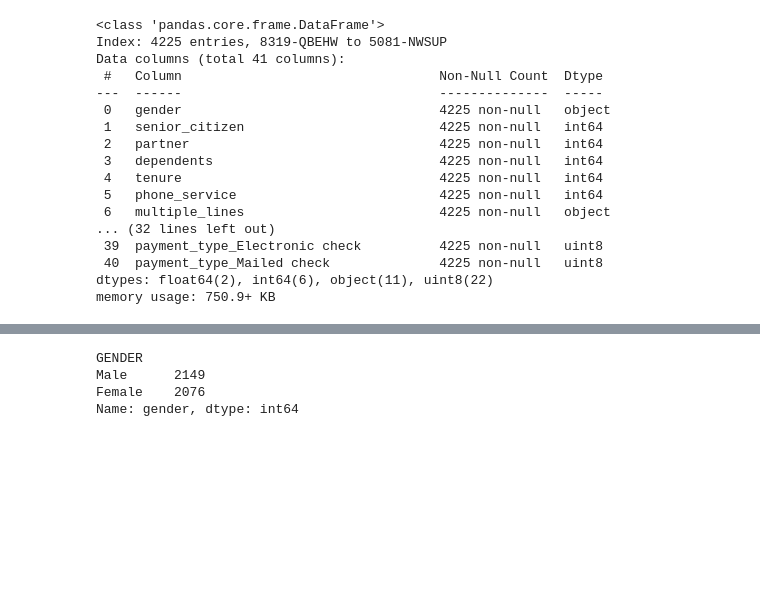
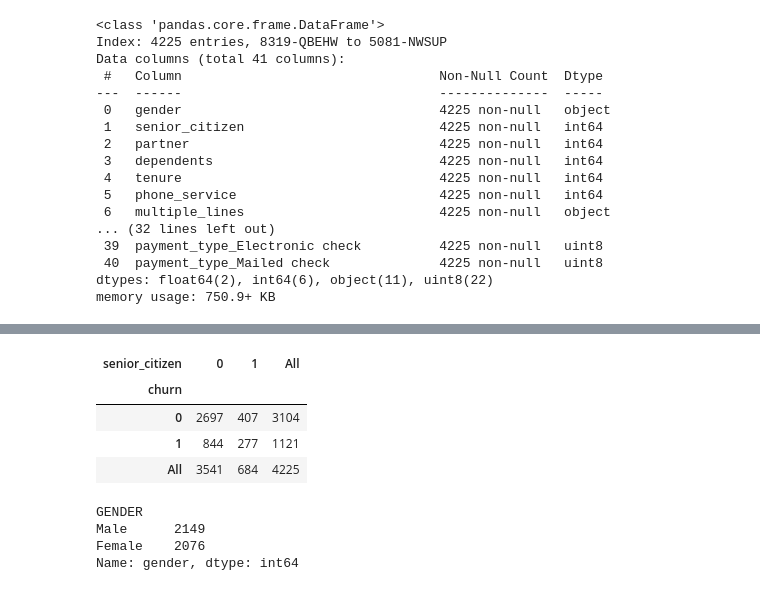
Before and after one commit to wilson-velasco/classification-exercises, a Jupyter notebook: classification_exercises.ipynb, the cells around one changed output, grey strips where cells are left out. Cells and saved outputs as stored; diff of their text form; code cells hidden in the pictures; blank space fills up the shorter version.

```diff
--- a/classification_exercises.ipynb
+++ b/classification_exercises.ipynb
@@ -1102,6 +1102,14 @@ train_telco.head().T
 # %%
 train_telco_obj = train_telco[['gender', 'senior_citizen', 'partner', 'dependents', 'phone_service', 'contract_type',
              'internet_service_type']]
+# %%
+pd.crosstab(train_telco.churn, train_telco.senior_citizen, margins=True)
+# %% [output]
+| senior_citizen | 0 | 1 | All |
+| churn |  |  |  |
+| 0 | 2697 | 407 | 3104 |
+| 1 | 844 | 277 | 1121 |
+| All | 3541 | 684 | 4225 |
 # %%
 for col in train_telco_obj:
     print(col.upper())
```
Also changed, not shown: parts of 1 cell of this notebook, 3 other files.
